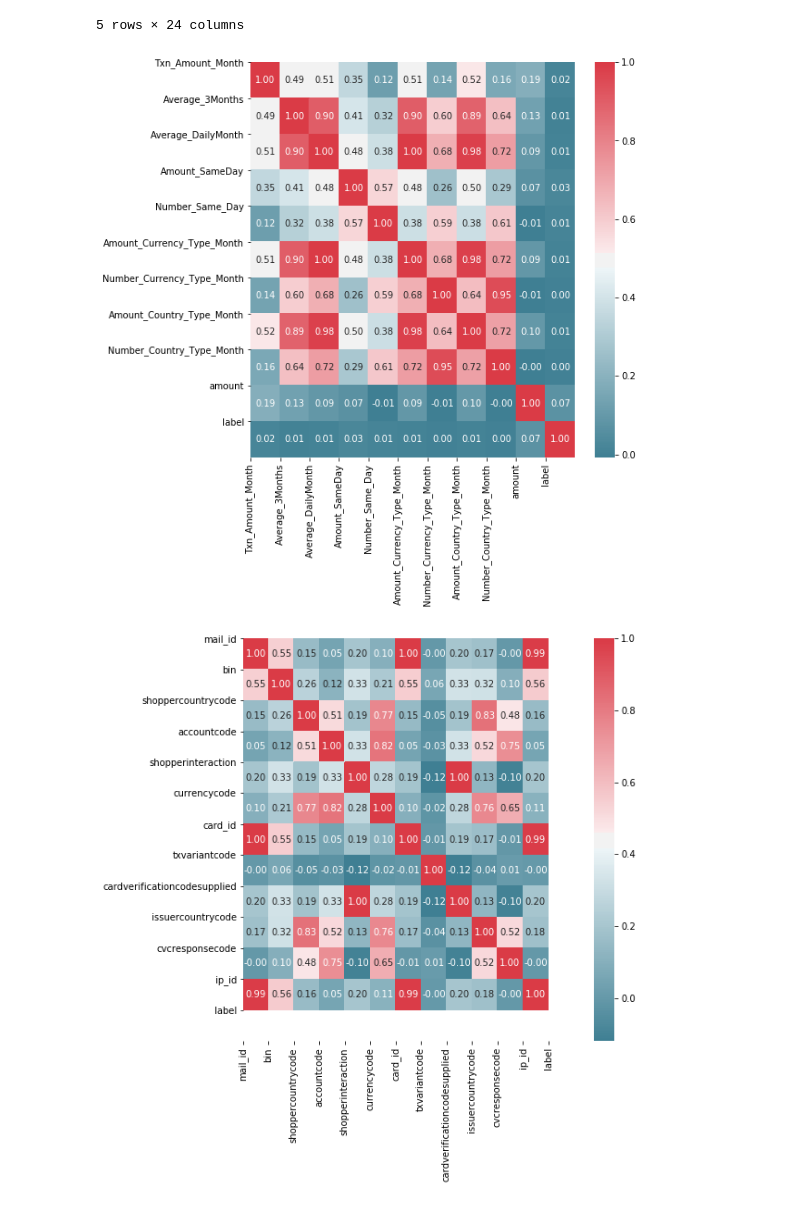
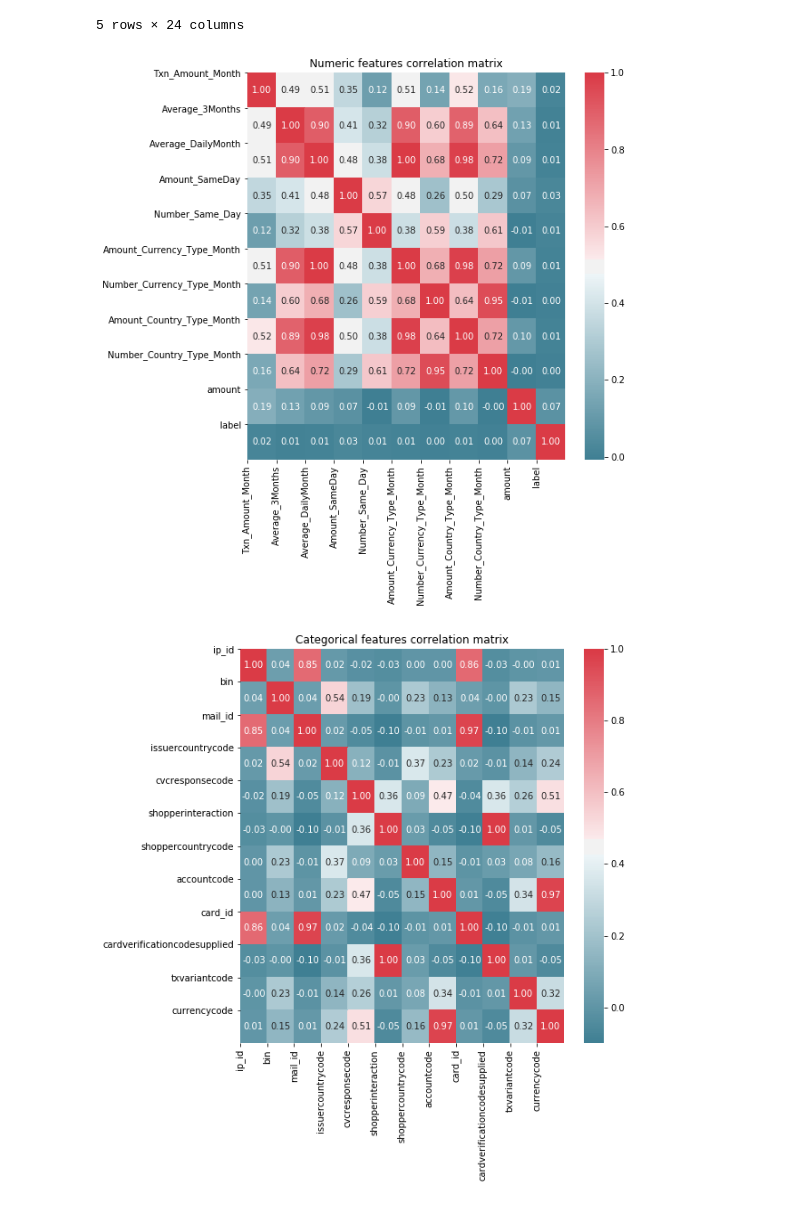
Before and after one commit to simionAndrei/CyberFraud1, a Jupyter notebook: Exploratory_Analysis.ipynb, the cells around one changed output. Drawn from its saved outputs; the diff is of its cells as text; code cells hidden in the pictures.

Commit message:
Add additional files

```diff
--- a/Exploratory_Analysis.ipynb
+++ b/Exploratory_Analysis.ipynb
@@ -171,0 +172,3 @@ logger.log("Done converting", show_time = True)
+# %%
+logger.log("Replace cvcresponsecode > 3 with 3")
+df.loc[df['cvcresponsecode'] > 3, 'cvcresponsecode'] = 3
@@ -197,8 +201,13 @@ numeric_columns = additional_feats_df.columns.to_list()
 # %%
 full_df = pd.concat([df, additional_feats_df], axis = 1)
 
+numeric_columns = additional_feats_df.columns.to_list()
+numeric_columns.append("amount")
+numeric_df = full_df[numeric_columns + ["label"]]
+
+categorical_columns = list(set(full_df.columns.to_list()) - set(numeric_df.columns.to_list()))
+categorical_columns.remove("creationdate")
+categorical_df = full_df[categorical_columns + ["label"]]
+
 full_df_non_fraud = full_df[full_df.label == 0]
 full_df_fraud = full_df[full_df.label == 1]
-
-full_df_fraud.iloc[:, -10:].describe()
-full_df_non_fraud.iloc[:, -10:].describe()
@@ -225,23 +224,14 @@ Snippet of data after preprocessing
 | 123416 | 2015-09-04 13:16:34 | 269983 | 159864 | 342982 | SE | mcdebit | 534243 | ... |
 5 rows × 24 columns
 # %%
-numeric_columns.append("amount")
-numeric_df = full_df[numeric_columns + ["label"]]
-
 numeric_corr = numeric_df.corr(method = 'pearson')
-create_heat_map("HeatMap", numeric_corr, numeric_df.columns.to_list(),
+create_correlation_heatmap("Numeric features correlation matrix", numeric_corr, numeric_df.columns.to_list(),
                 "num_corr_heatmap.jpg", logger)
 # %% [output]
-[figure, old version]
+[figure, new version]
-# %%
-categorical_columns = list(set(full_df.columns.to_list()) - set(numeric_df.columns.to_list()))
-categorical_columns.remove("creationdate")
-categorical_columns.append("label")
-categorical_df = full_df_fraud[categorical_columns]
 # %%
-#categorical_corr = get_corr_for_categorical(categorical_df)
 categorical_corr = categorical_df.apply(lambda x : pd.factorize(x)[0]).corr(method='pearson', min_periods=1)
-create_heat_map("HeatMap", categorical_corr, categorical_df.columns.to_list(),
+create_correlation_heatmap("Categorical features correlation matrix", categorical_corr, categorical_df.columns.to_list(),
                 "cat_corr_heatmap.jpg", logger)
 # %% [output]
-[figure, old version]
+[figure, new version]
```
Also changed, not shown: parts of 20 cells of this notebook, 4 other files.
